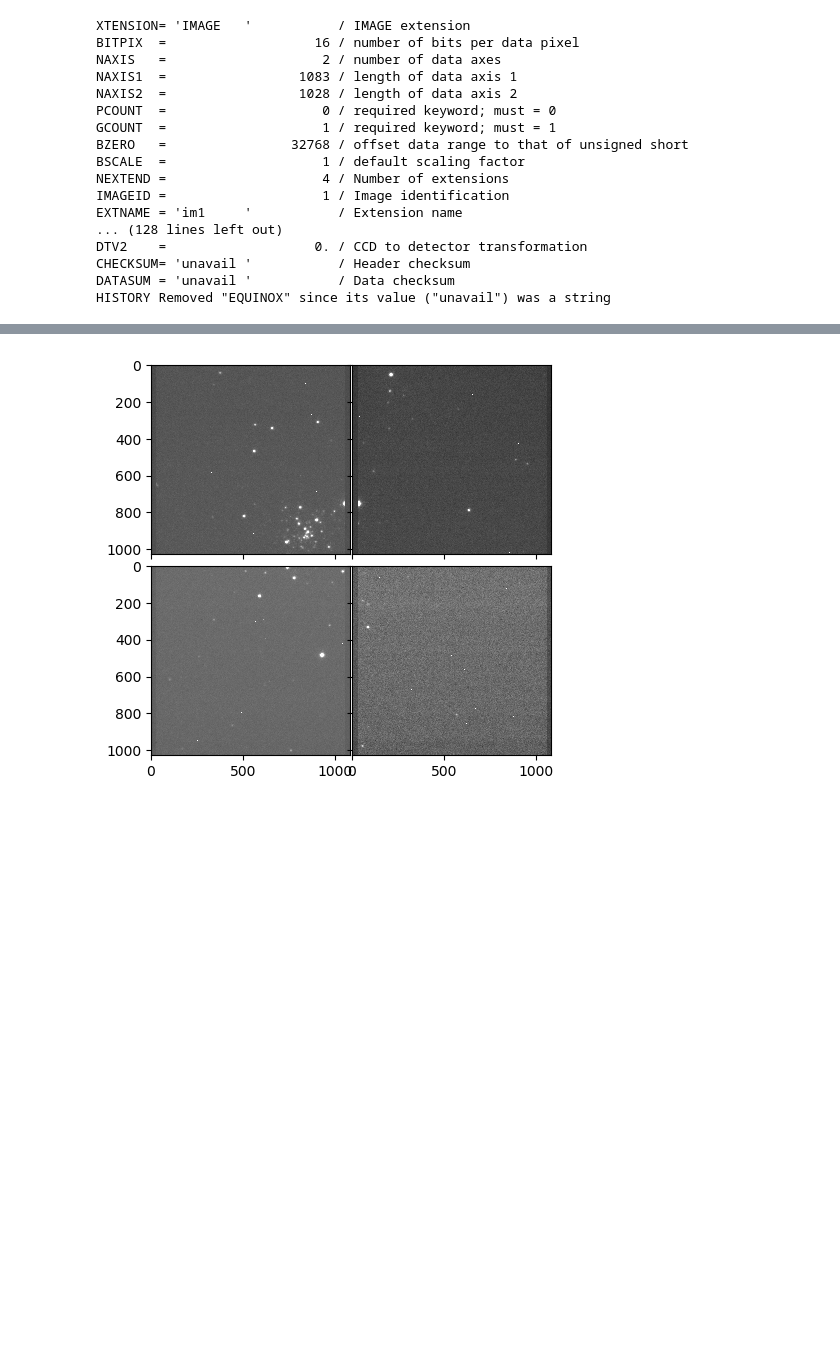
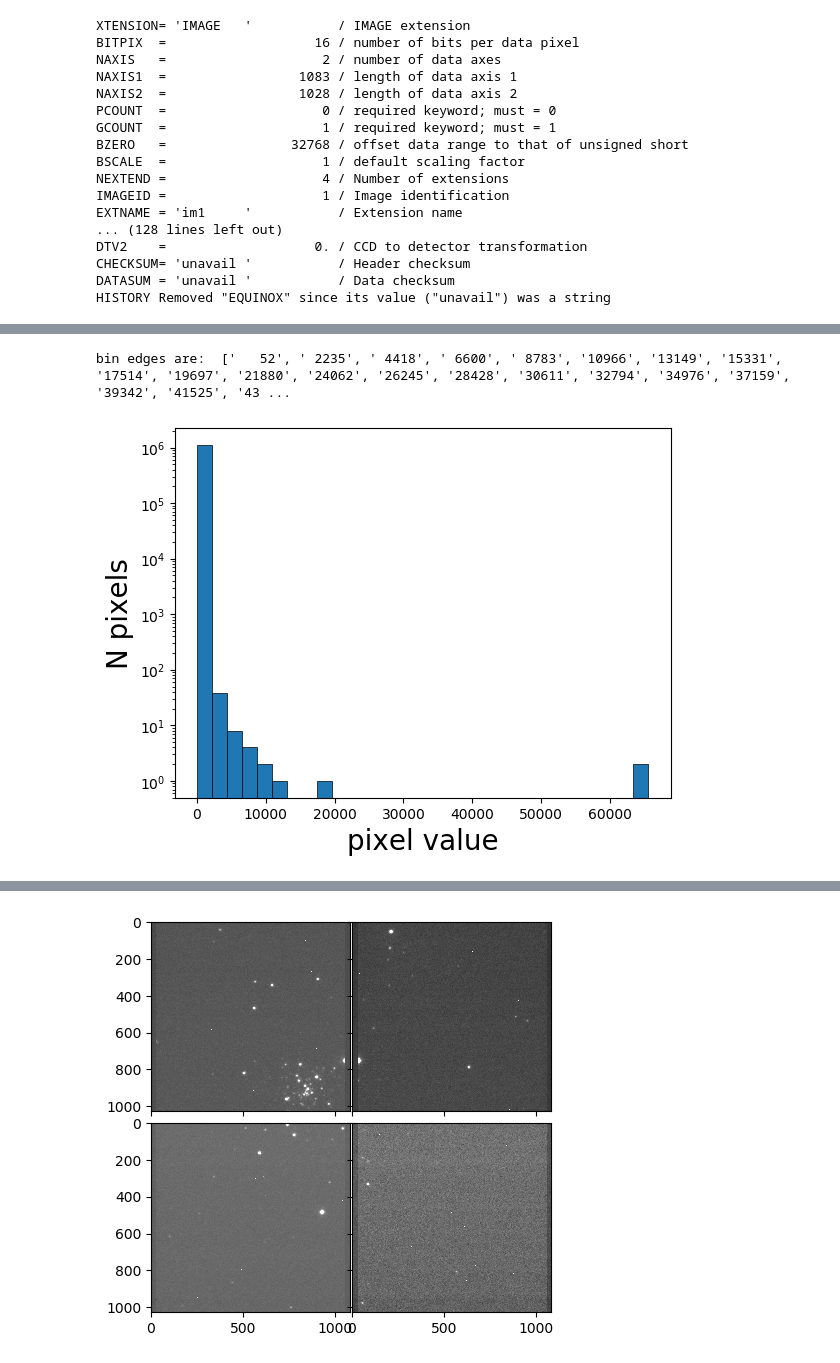
Before and after one commit to SAMOS-Pipeline/FITS_headers_practice, a Jupyter notebook: FITS_file_handling_w_python.ipynb, the cells around one changed output, grey strips where cells are left out. Cells and saved outputs as stored; diff of their text form; code cells hidden in the pictures; blank space fills up the shorter version.

```diff
--- a/FITS_file_handling_w_python.ipynb
+++ b/FITS_file_handling_w_python.ipynb
@@ -42,7 +45,7 @@ All FITS files contain a set of required keywords that must appear in the follow
 # %%
 
 
-HDUlist = fits.open('./psa_171022_082742_ori.fits.fz')
+HDUlist = fits.open('./NGC796_SAMI.fits.fz')
 
 # check out the main information for HDUlist
 
@@ -145,0 +162,14 @@ ROTATOR =                330.3 / Position angle of rotator
+# %%
+#make a histogram of the pixel values
+
+data_arr_full = np.array(hdu1.data).flatten()
+
+data = data_arr_full[data_arr_full>0]
+npix,edges,patches = plt.hist(data,bins=30,density=False,log=True,edgecolor='k',linewidth=0.5)
+
+plt.xlabel('pixel value',fontsize=20)
+plt.ylabel('N pixels',fontsize=20)
+print('bin edges are: ',['%5i'%(np.round(edge,0)) for edge in edges])
+# %% [output]
+bin edges are:  ['   52', ' 2235', ' 4418', ' 6600', ' 8783', '10966', '13149', '15331', '17514', '19697', '21880', '24062', '26245', '28428', '30611', '32794', '34976', '37159', '39342', '41525', '43 ...
+[figure, added]
```
Also changed, not shown: parts of 19 cells of this notebook, 3 other files.
